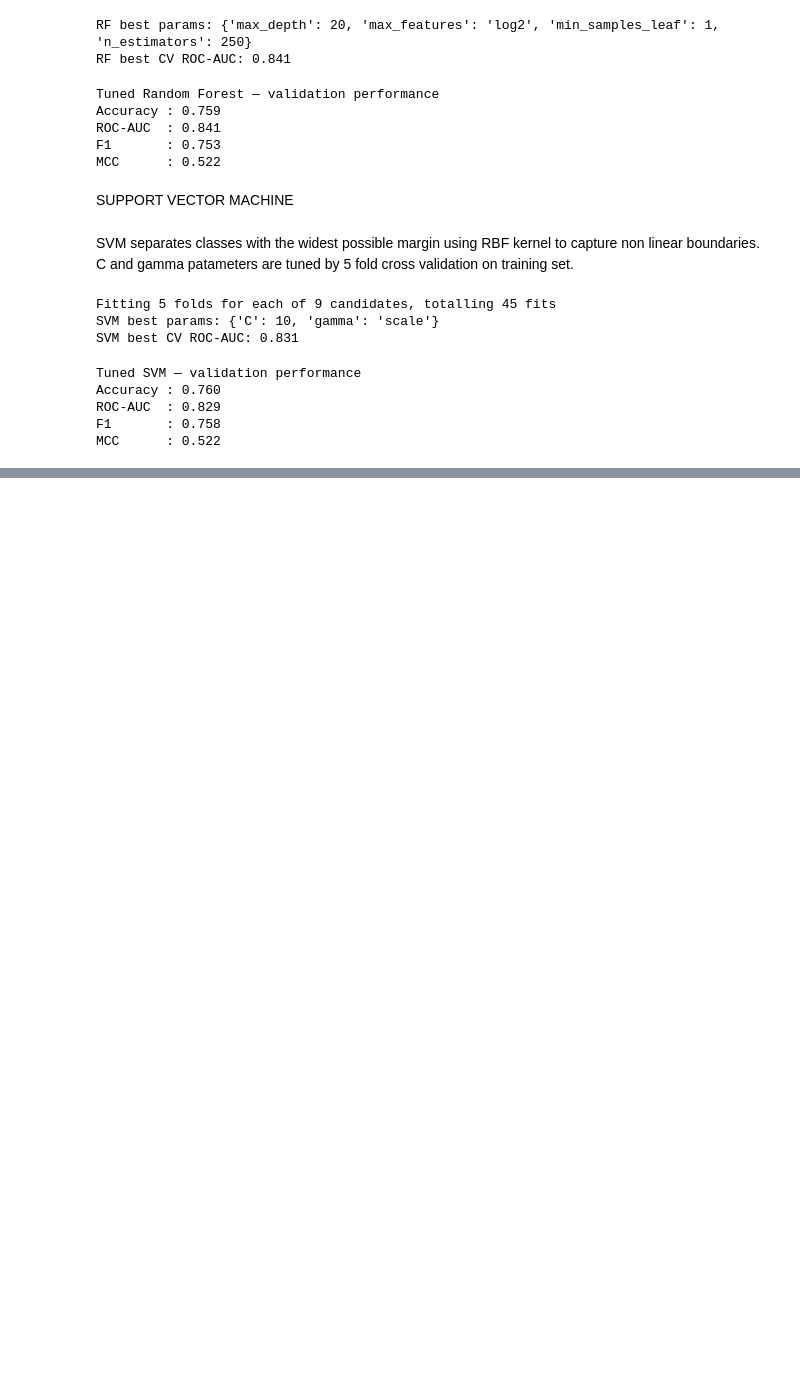
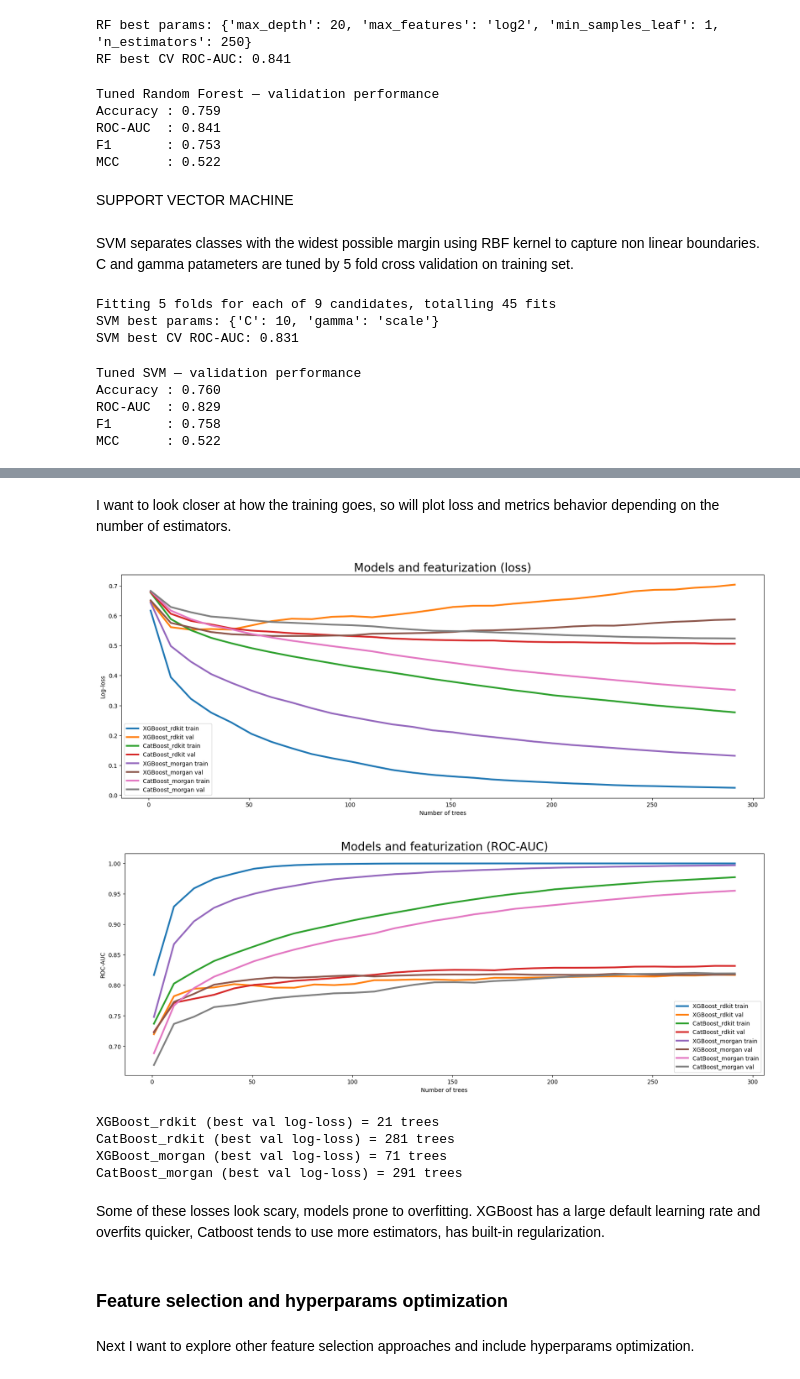
Before and after one commit to celluwee/cheminf-project, a Jupyter notebook: classification/Classification.ipynb, the cells around one changed output, grey strips where cells are left out. Cells and saved outputs as stored; diff of their text form; code cells hidden in the pictures; blank space fills up the shorter version.

Commit message:
added boosting models and more experiments

```diff
--- a/classification/Classification.ipynb
+++ b/classification/Classification.ipynb
@@ -233,0 +353,2 @@ MCC      : 0.522
+# %% [markdown]
+I want to look closer at how the training goes, so will plot loss and metrics behavior depending on the number of estimators.
@@ -233,0 +391,60 @@ MCC      : 0.522
+# %%
+def run_curves(predict_fn, Xa, Xb):
+    # predicts using the first k trees, so we have to only train once
+    tr_loss, va_loss, tr_auc, va_auc = [], [], [], []
+    for k in tqdm(n_estimators_grid):
+        p_tr = predict_fn(Xa, k)
+        p_va = predict_fn(Xb, k)
+        tr_loss.append(log_loss(y_train, p_tr))
+        va_loss.append(log_loss(y_val, p_va))
+        tr_auc.append(roc_auc_score(y_train, p_tr))
+        va_auc.append(roc_auc_score(y_val, p_va))
+    return tr_loss, va_loss, tr_auc, va_auc
+# %%
+results = {}
+
+for feat_name, (Xa, Xb) in feature_sets.items():
+    xgb = XGBClassifier(n_estimators=max(n_estimators_grid), random_state=42)
+    xgb.fit(Xa, y_train)
+
+    cat = CatBoostClassifier(iterations=max(n_estimators_grid), random_seed=42, verbose=False)
+    cat.fit(Xa, y_train)
+
+    results[f'XGBoost_{feat_name}'] = run_curves(
+        lambda X, k, m=xgb: m.predict_proba(X, iteration_range=(0, k))[:, 1], Xa, Xb)
+
+    results[f'CatBoost_{feat_name}'] = run_curves(
+        lambda X, k, m=cat: m.predict_proba(X, ntree_end=k)[:, 1], Xa, Xb)
+# %%
+labels = list(results.keys())
+train_loss = [results[l][0] for l in labels]
+val_loss = [results[l][1] for l in labels]
+train_auc = [results[l][2] for l in labels]
+val_auc = [results[l][3] for l in labels]
+
+plot_compare_estimators(labels, n_estimators_grid, train_loss, val_loss,
+                        'Number of trees', 'Log-loss',
+                        'Models and featurization (loss)')
+
+plot_compare_estimators(labels, n_estimators_grid, train_auc, val_auc,
+                        'Number of trees', 'ROC-AUC',
+                        'Models and featurization (ROC-AUC)')
+# %% [output]
+[figure, added]
+[figure, added]
+# %%
+grid_list = list(n_estimators_grid)
+for l in labels:
+    best_k = grid_list[int(np.argmin(results[l][1]))]
+    print(f"{l} (best val log-loss) = {best_k} trees")
+# %% [output]
+XGBoost_rdkit (best val log-loss) = 21 trees
+CatBoost_rdkit (best val log-loss) = 281 trees
+XGBoost_morgan (best val log-loss) = 71 trees
+CatBoost_morgan (best val log-loss) = 291 trees
+# %% [markdown]
+Some of these losses look scary, models prone to overfitting. XGBoost has a large default learning rate and overfits quicker, Catboost tends to use more estimators, has built-in regularization.
+# %% [markdown]
+### Feature selection and hyperparams optimization
+# %% [markdown]
+Next I want to explore other feature selection approaches and include hyperparams optimization.
```
Also changed, not shown: parts of 45 cells of this notebook.
